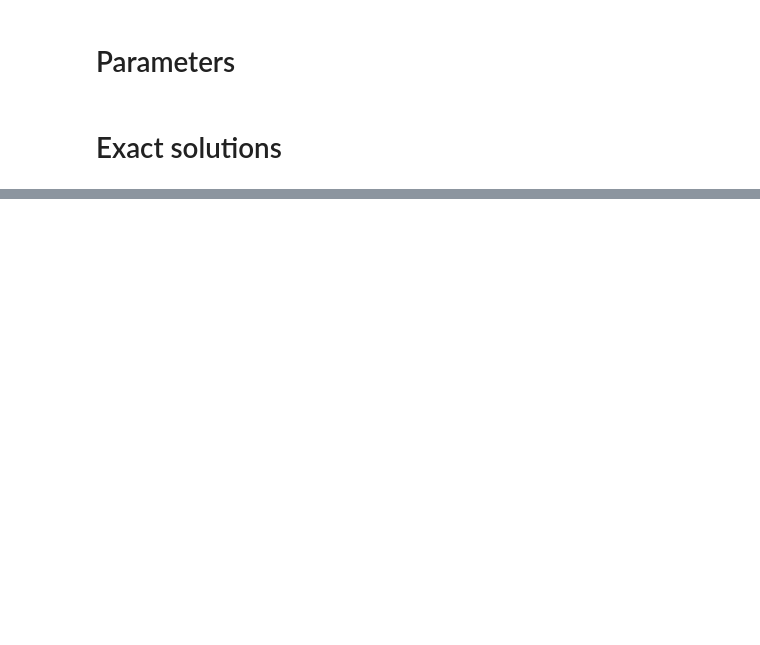
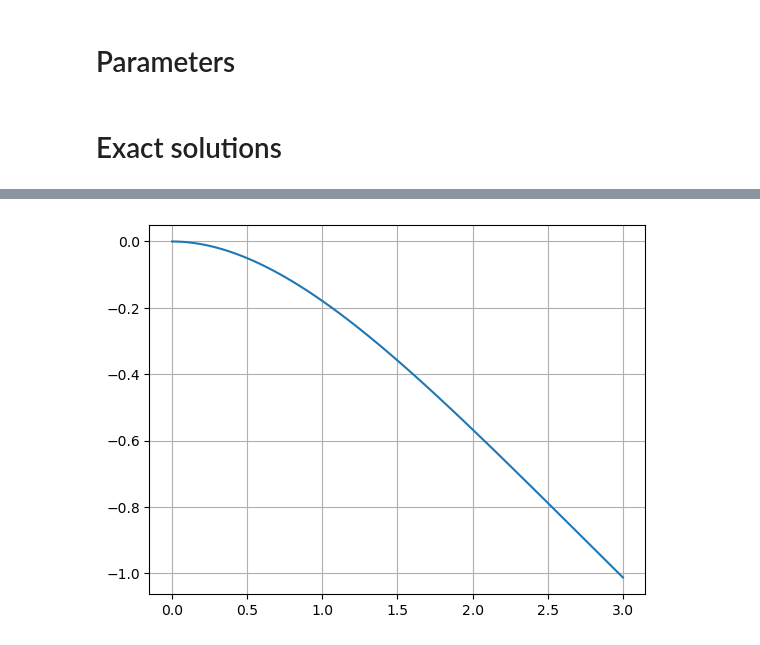
Before and after one commit to alleswe2k/PINNs, a Jupyter notebook: 1D_problems/dimensionless2.ipynb, the cells around one changed output, grey strips where cells are left out. Cells and saved outputs as stored; diff of their text form; code cells hidden in the pictures; blank space fills up the shorter version.

```diff
--- a/1D_problems/dimensionless2.ipynb
+++ b/1D_problems/dimensionless2.ipynb
@@ -152,2 +145,6 @@ def remove_model(model):
 # %% [markdown]
 # Parameters
+# %%
+EI = 2000.0
+L = 3.0
+Q = -200.0
@@ -244,0 +262,6 @@ L2 Error: 0.00031049762493613807
+# %%
+u_exact = exact_solution(x)
+plt.plot(x,u_exact)
+plt.grid()
+# %% [output]
+[figure, added]
```
Also changed, not shown: parts of 13 cells of this notebook, 11 other files.
